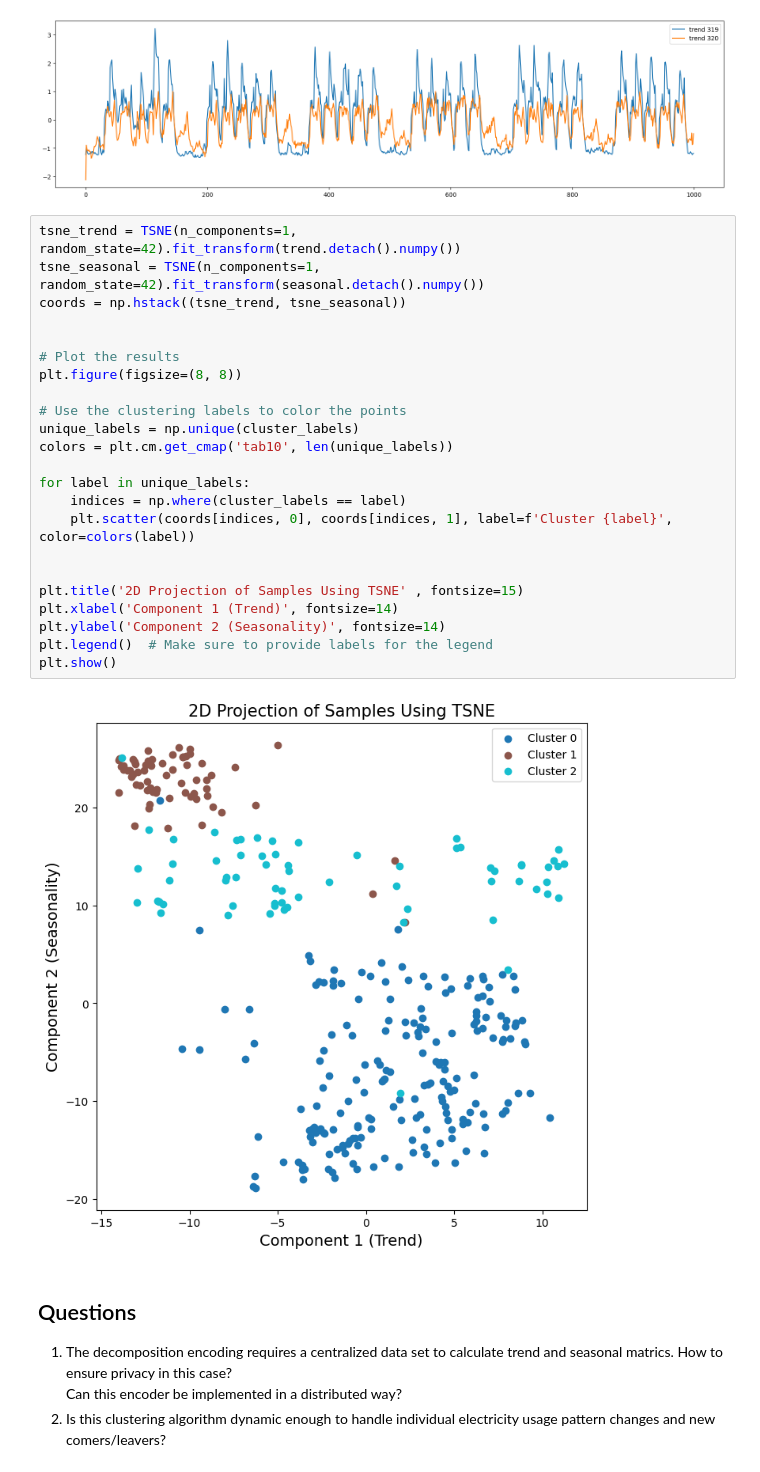
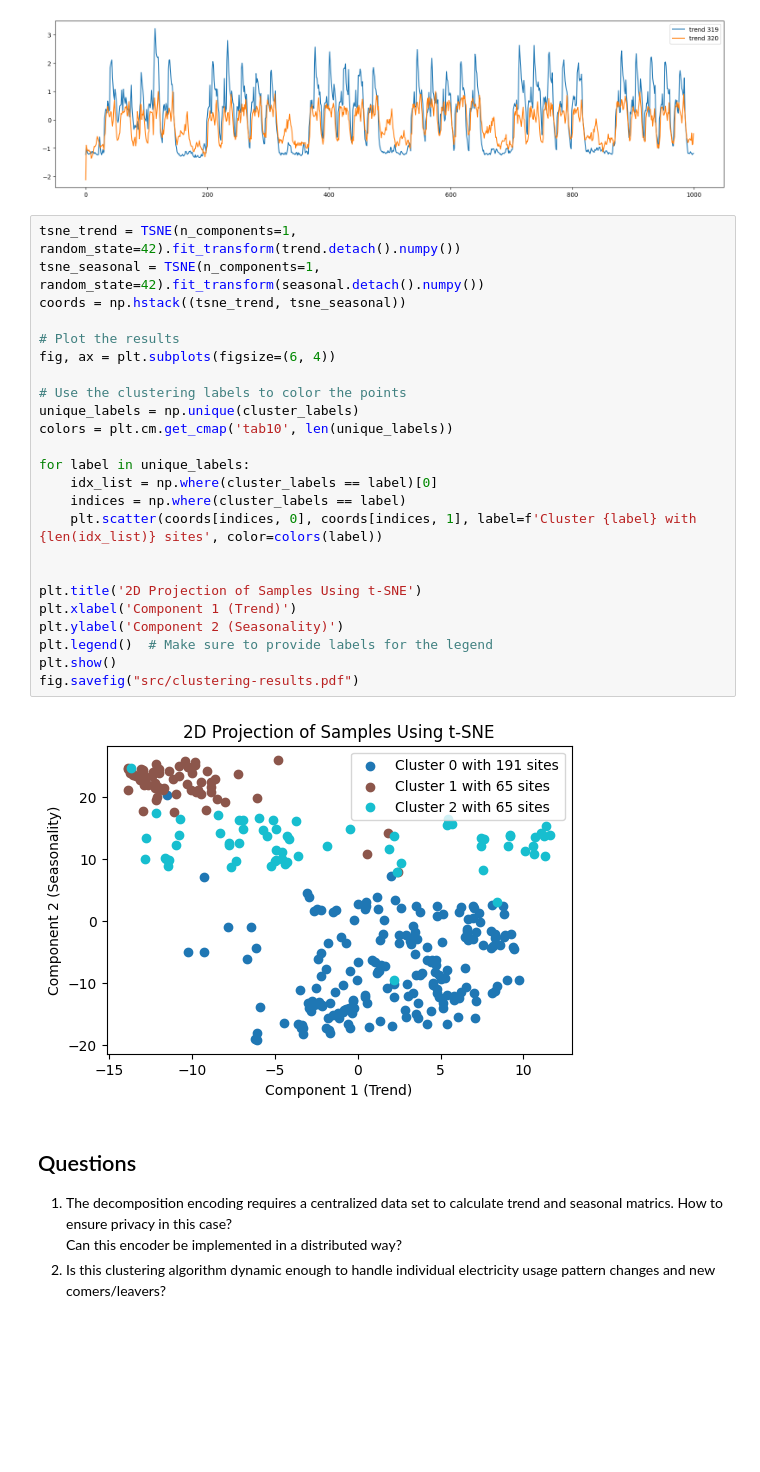
Before and after one commit to CaixiangFan/zkpet, a Jupyter notebook: clustering.ipynb, the cells around one changed output. Saved outputs shown, nothing was run; the diff lists cells and outputs as text; blank space fills up the shorter version.

```diff
--- a/clustering.ipynb
+++ b/clustering.ipynb
@@ -268,28 +300,29 @@ plt.show()
 # %%
 tsne_trend = TSNE(n_components=1, random_state=42).fit_transform(trend.detach().numpy())
 tsne_seasonal = TSNE(n_components=1, random_state=42).fit_transform(seasonal.detach().numpy())
 coords = np.hstack((tsne_trend, tsne_seasonal))
 
-
 # Plot the results
-plt.figure(figsize=(8, 8))
+fig, ax = plt.subplots(figsize=(6, 4))
 
 # Use the clustering labels to color the points
 unique_labels = np.unique(cluster_labels)
 colors = plt.cm.get_cmap('tab10', len(unique_labels))
 
 for label in unique_labels:
+    idx_list = np.where(cluster_labels == label)[0]
     indices = np.where(cluster_labels == label)
-    plt.scatter(coords[indices, 0], coords[indices, 1], label=f'Cluster {label}', color=colors(label))
+    plt.scatter(coords[indices, 0], coords[indices, 1], label=f'Cluster {label} with {len(idx_list)} sites', color=colors(label))
 
 
-plt.title('2D Projection of Samples Using TSNE' , fontsize=15)
-plt.xlabel('Component 1 (Trend)', fontsize=14)
-plt.ylabel('Component 2 (Seasonality)', fontsize=14)
+plt.title('2D Projection of Samples Using t-SNE')
+plt.xlabel('Component 1 (Trend)')
+plt.ylabel('Component 2 (Seasonality)')
 plt.legend()  # Make sure to provide labels for the legend
 plt.show()
+fig.savefig("src/clustering-results.pdf")
 # %% [output]
-[figure, old version]
+[figure, new version]
 # %% [markdown]
 ## Questions
 1. The decomposition encoding requires a centralized data set to calculate trend and seasonal matrics. How to ensure privacy in this case?
```
Also changed, not shown: parts of 6 cells of this notebook.
